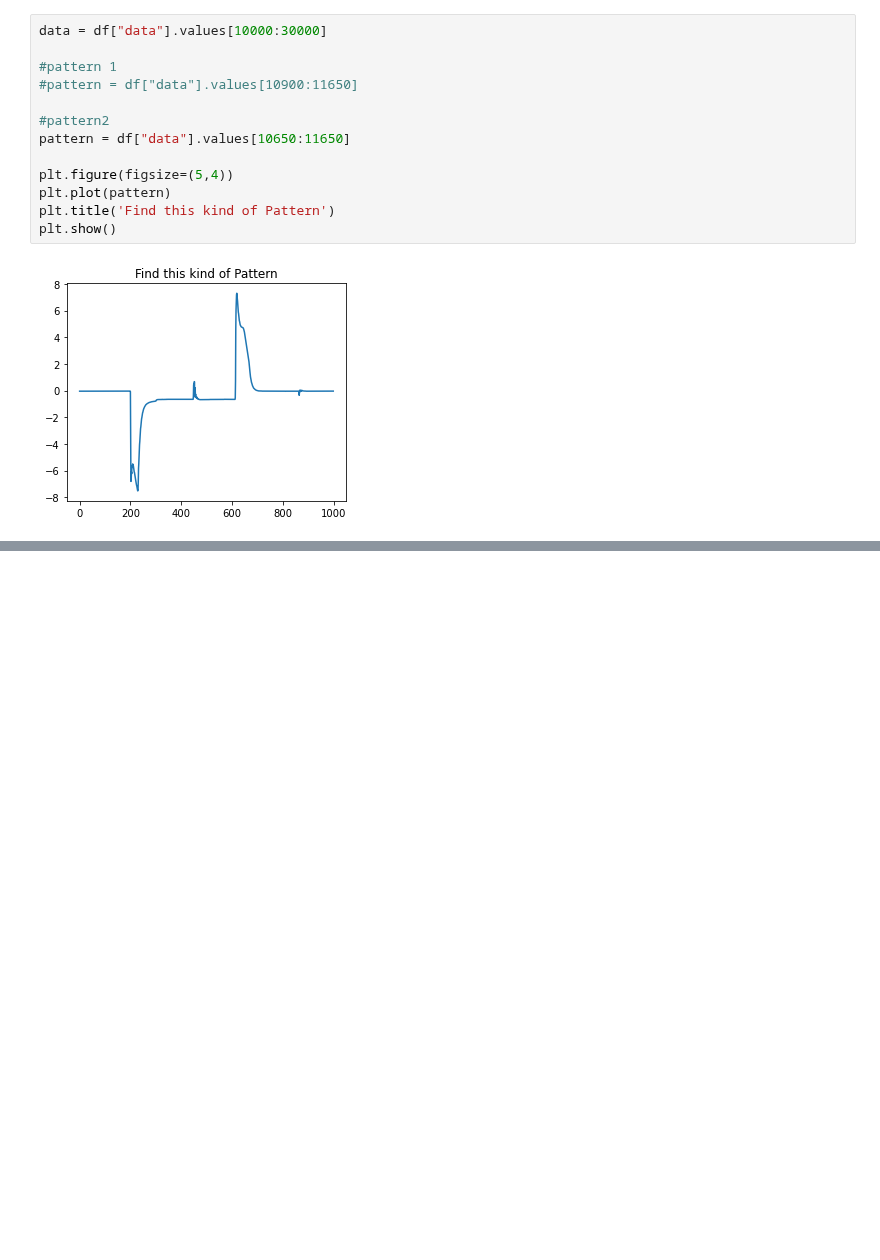
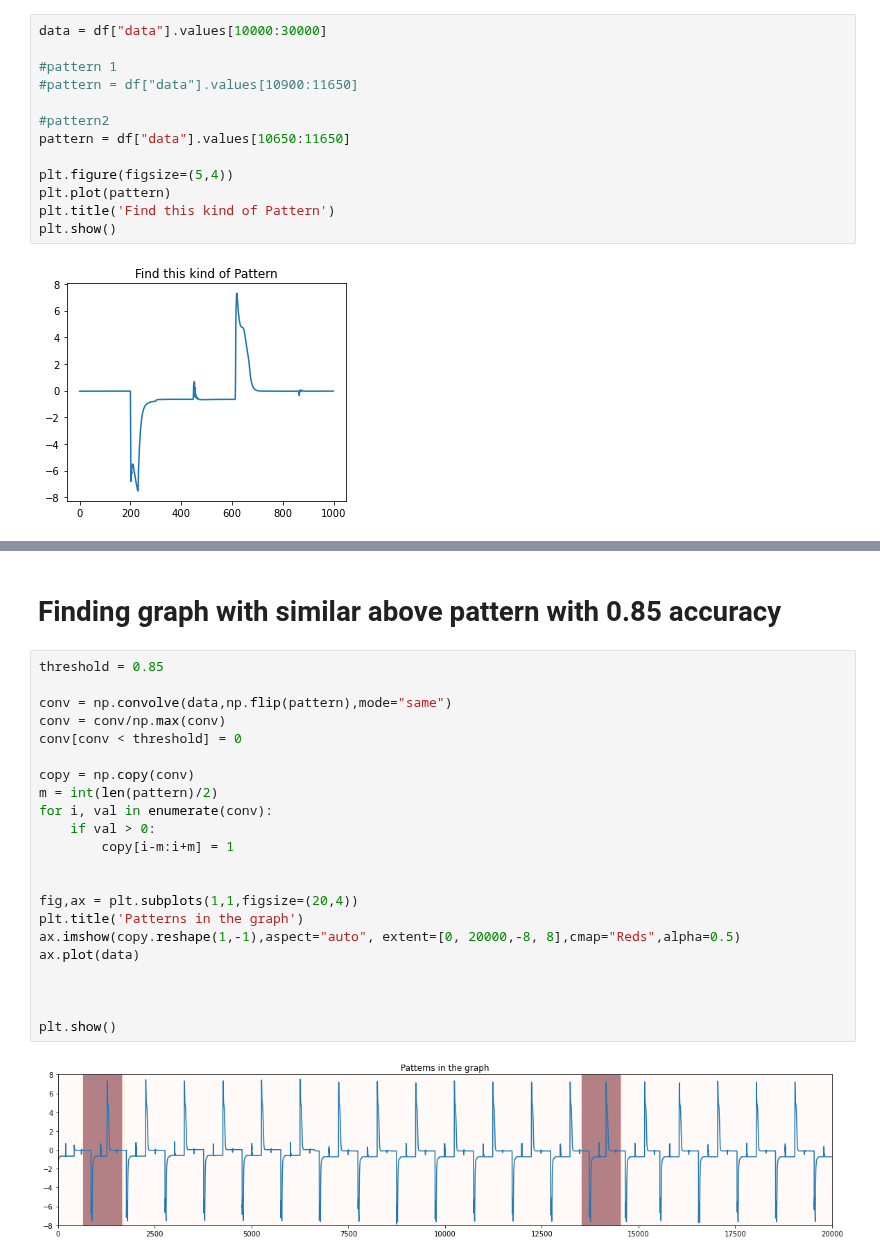
Before and after one commit to mosesmarthur/ml_signal_processing, a Jupyter notebook: Pattern Recognition.ipynb, the cells around one changed output, grey strips where cells are left out. Saved outputs shown, nothing was run; the diff lists cells and outputs as text; blank space fills up the shorter version.

```diff
--- a/Pattern Recognition.ipynb
+++ b/Pattern Recognition.ipynb
@@ -79,0 +88,26 @@ plt.show()
+# %% [markdown]
+# Finding graph with similar above pattern with 0.85 accuracy
+# %%
+threshold = 0.85
+
+conv = np.convolve(data,np.flip(pattern),mode="same")
+conv = conv/np.max(conv)
+conv[conv < threshold] = 0
+
+copy = np.copy(conv)
+m = int(len(pattern)/2)
+for i, val in enumerate(conv):
+    if val > 0:
+        copy[i-m:i+m] = 1
+
+
+fig,ax = plt.subplots(1,1,figsize=(20,4))
+plt.title('Patterns in the graph')
+ax.imshow(copy.reshape(1,-1),aspect="auto", extent=[0, 20000,-8, 8],cmap="Reds",alpha=0.5)
+ax.plot(data)
+
+
+
+plt.show()
+# %% [output]
+[figure, added]
```
Also changed, not shown: parts of 5 cells of this notebook.
